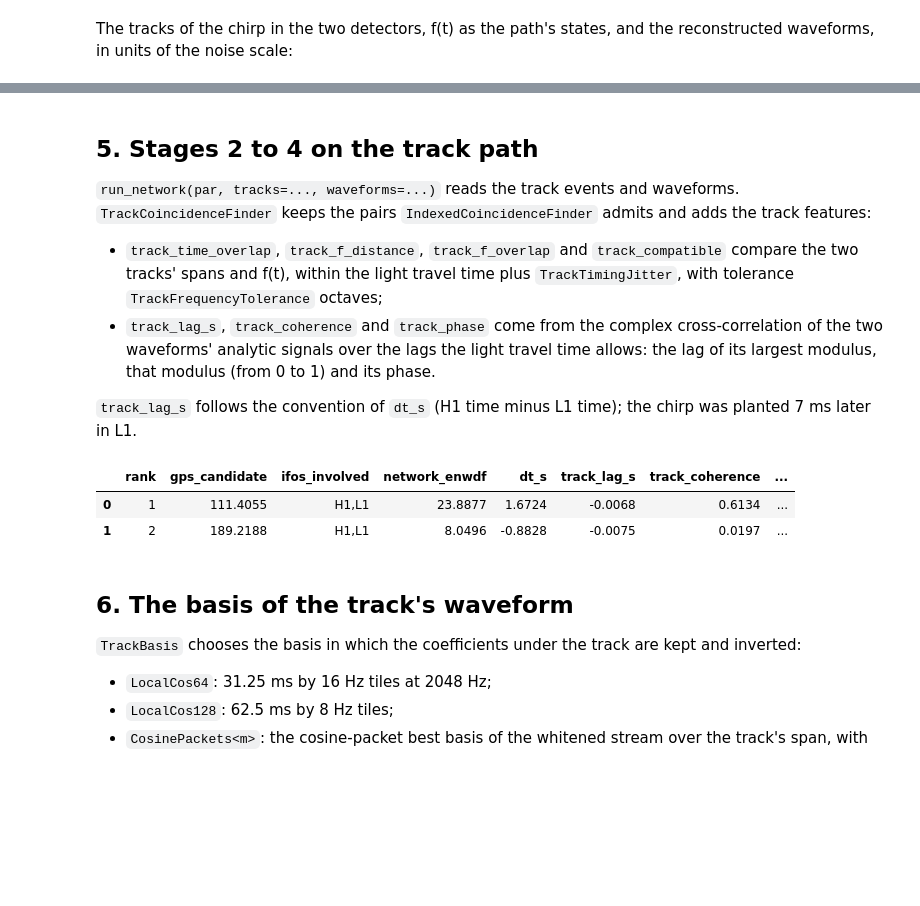
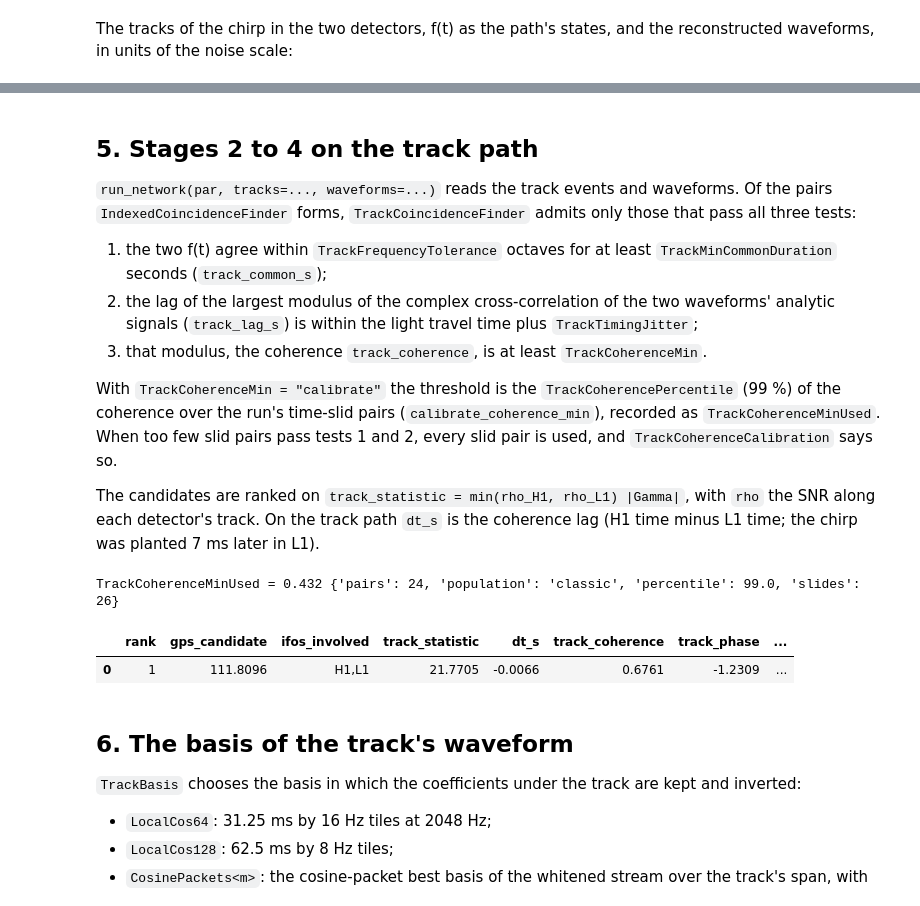
Before and after one commit to elenacuoco/wdflow, a Jupyter notebook: tutorials/05_the_paper_path_and_the_track_path.ipynb, the cells around one changed output, grey strips where cells are left out. Saved outputs shown, nothing was run; the diff lists cells and outputs as text; code cells hidden in the pictures; blank space fills up the shorter version.

Commit message:
Document the track path's admission, its statistic, the coherence lag as dt_s and the track's penalty; tutorial 05 shows the calibrated threshold and ranks on track_statistic; CHANGELOG

```diff
--- a/tutorials/05_the_paper_path_and_the_track_path.ipynb
+++ b/tutorials/05_the_paper_path_and_the_track_path.ipynb
@@ -275,31 +283,38 @@ plt.show()
 ## 5. Stages 2 to 4 on the track path
 
 `run_network(par, tracks=..., waveforms=...)` reads the track events and
-waveforms. `TrackCoincidenceFinder` keeps the pairs `IndexedCoincidenceFinder`
-admits and adds the track features:
+waveforms. Of the pairs `IndexedCoincidenceFinder` forms,
+`TrackCoincidenceFinder` admits only those that pass all three tests:
 
-- `track_time_overlap`, `track_f_distance`, `track_f_overlap` and
-  `track_compatible` compare the two tracks' spans and f(t), within the light
-  travel time plus `TrackTimingJitter`, with tolerance
-  `TrackFrequencyTolerance` octaves;
-- `track_lag_s`, `track_coherence` and `track_phase` come from the complex
-  cross-correlation of the two waveforms' analytic signals over the lags the
-  light travel time allows: the lag of its largest modulus, that modulus
-  (from 0 to 1) and its phase.
+1. the two f(t) agree within `TrackFrequencyTolerance` octaves for at least
+   `TrackMinCommonDuration` seconds (`track_common_s`);
+2. the lag of the largest modulus of the complex cross-correlation of the two
+   waveforms' analytic signals (`track_lag_s`) is within the light travel time
+   plus `TrackTimingJitter`;
+3. that modulus, the coherence `track_coherence`, is at least
+   `TrackCoherenceMin`.
 
-`track_lag_s` follows the convention of `dt_s` (H1 time minus L1 time); the
-chirp was planted 7 ms later in L1.
+With `TrackCoherenceMin = "calibrate"` the threshold is the
+`TrackCoherencePercentile` (99 %) of the coherence over the run's time-slid
+pairs (`calibrate_coherence_min`), recorded as `TrackCoherenceMinUsed`. When
+too few slid pairs pass tests 1 and 2, every slid pair is used, and
+`TrackCoherenceCalibration` says so.
+
+The candidates are ranked on `track_statistic = min(rho_H1, rho_L1) |Gamma|`,
+with `rho` the SNR along each detector's track. On the track path `dt_s` is the
+coherence lag (H1 time minus L1 time; the chirp was planted 7 ms later in L1).
 # %%
 track = run_network(tpar, tracks=TRACKS, waveforms=WAVEFORMS)
-COLUMNS = ["rank", "gps_candidate", "ifos_involved", "network_enwdf", "dt_s", "track_lag_s",
-           "track_coherence", "track_phase", "track_compatible", "track_f_distance"]
+print(f"TrackCoherenceMinUsed = {tpar.TrackCoherenceMinUsed:.3f}", tpar.TrackCoherenceCalibration)
+COLUMNS = ["rank", "gps_candidate", "ifos_involved", "track_statistic", "dt_s",
+           "track_coherence", "track_phase", "track_common_s", "network_enwdf"]
 top = track.candidates.sort_values("rank")[COLUMNS].head(5).copy()
 top["gps_candidate"] -= GPS0
 top.round(4)
 # %% [output]
+TrackCoherenceMinUsed = 0.432 {'pairs': 24, 'population': 'classic', 'percentile': 99.0, 'slides': 26}
-|  | rank | gps_candidate | ifos_involved | network_enwdf | dt_s | track_lag_s | track_coherence | ... |
-| 0 | 1 | 111.4055 | H1,L1 | 23.8877 | 1.6724 | -0.0068 | 0.6134 | ... |
-| 1 | 2 | 189.2188 | H1,L1 | 8.0496 | -0.8828 | -0.0075 | 0.0197 | ... |
+|  | rank | gps_candidate | ifos_involved | track_statistic | dt_s | track_coherence | track_phase | ... |
+| 0 | 1 | 111.8096 | H1,L1 | 21.7705 | -0.0066 | 0.6761 | -1.2309 | ... |
 # %% [markdown]
 ## 6. The basis of the track's waveform
 
```
Also changed, not shown: parts of 9 cells of this notebook, 2 other files.
